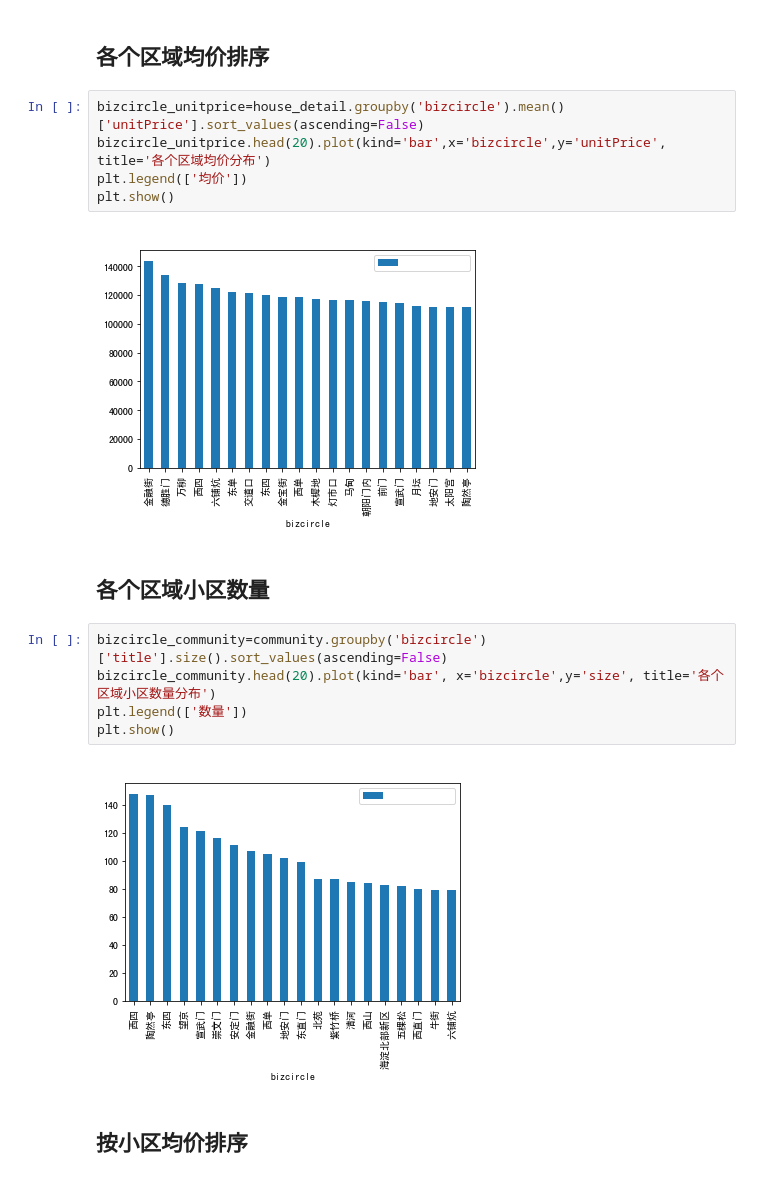
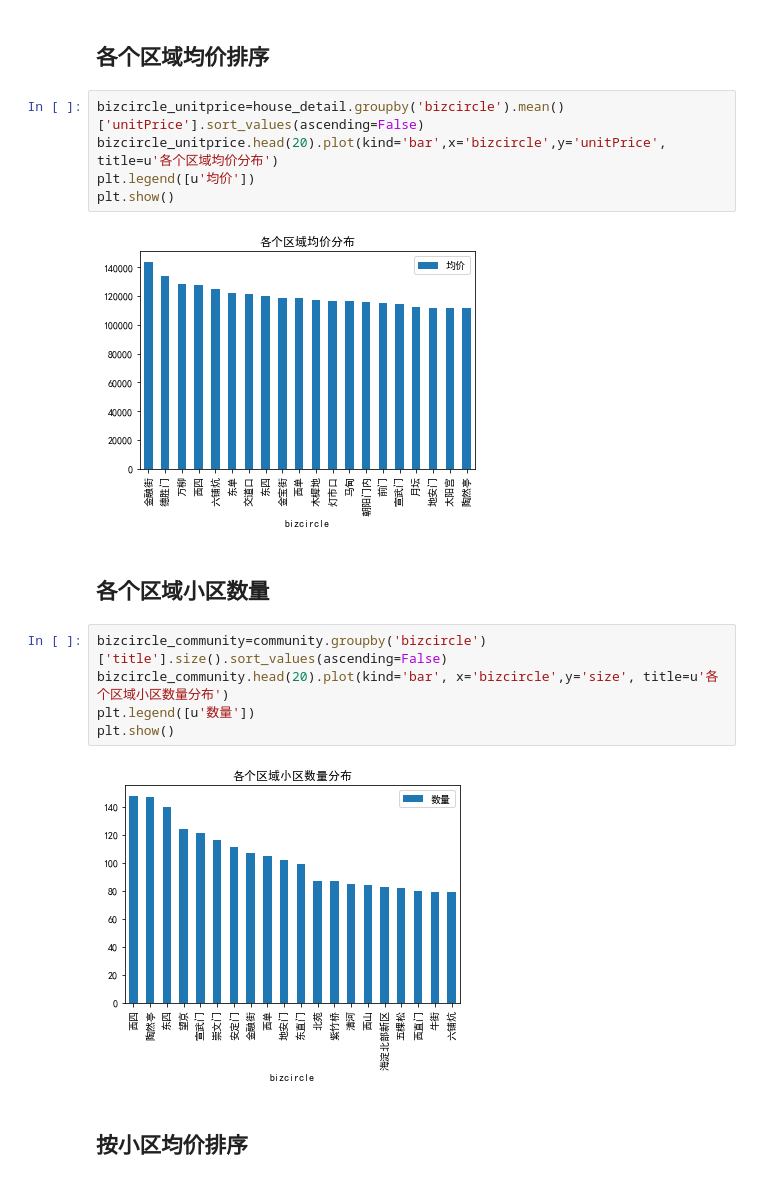
Before and after one commit to Kyofin/Data-Analysis, a Jupyter notebook: 链家jupty数据分析/lianjia.ipynb, the cells around one changed output. Drawn from its saved outputs; the diff is of its cells as text.

```diff
--- a/链家jupty数据分析/lianjia.ipynb
+++ b/链家jupty数据分析/lianjia.ipynb
@@ -214,20 +214,20 @@ plt.show()
 ## 各个区域均价排序
 # %%
 bizcircle_unitprice=house_detail.groupby('bizcircle').mean()['unitPrice'].sort_values(ascending=False)
-bizcircle_unitprice.head(20).plot(kind='bar',x='bizcircle',y='unitPrice', title='各个区域均价分布')
-plt.legend(['均价'])
+bizcircle_unitprice.head(20).plot(kind='bar',x='bizcircle',y='unitPrice', title=u'各个区域均价分布')
+plt.legend([u'均价'])
 plt.show()
 # %% [output]
-[figure, old version]
+[figure, new version]
 # %% [markdown]
 ## 各个区域小区数量
 # %%
 bizcircle_community=community.groupby('bizcircle')['title'].size().sort_values(ascending=False)
-bizcircle_community.head(20).plot(kind='bar', x='bizcircle',y='size', title='各个区域小区数量分布')
-plt.legend(['数量'])
+bizcircle_community.head(20).plot(kind='bar', x='bizcircle',y='size', title=u'各个区域小区数量分布')
+plt.legend([u'数量'])
 plt.show()
 # %% [output]
-[figure, old version]
+[figure, new version]
 # %% [markdown]
 ## 按小区均价排序
 # %%
```
Also changed, not shown: parts of 8 cells of this notebook, 1 other file.
